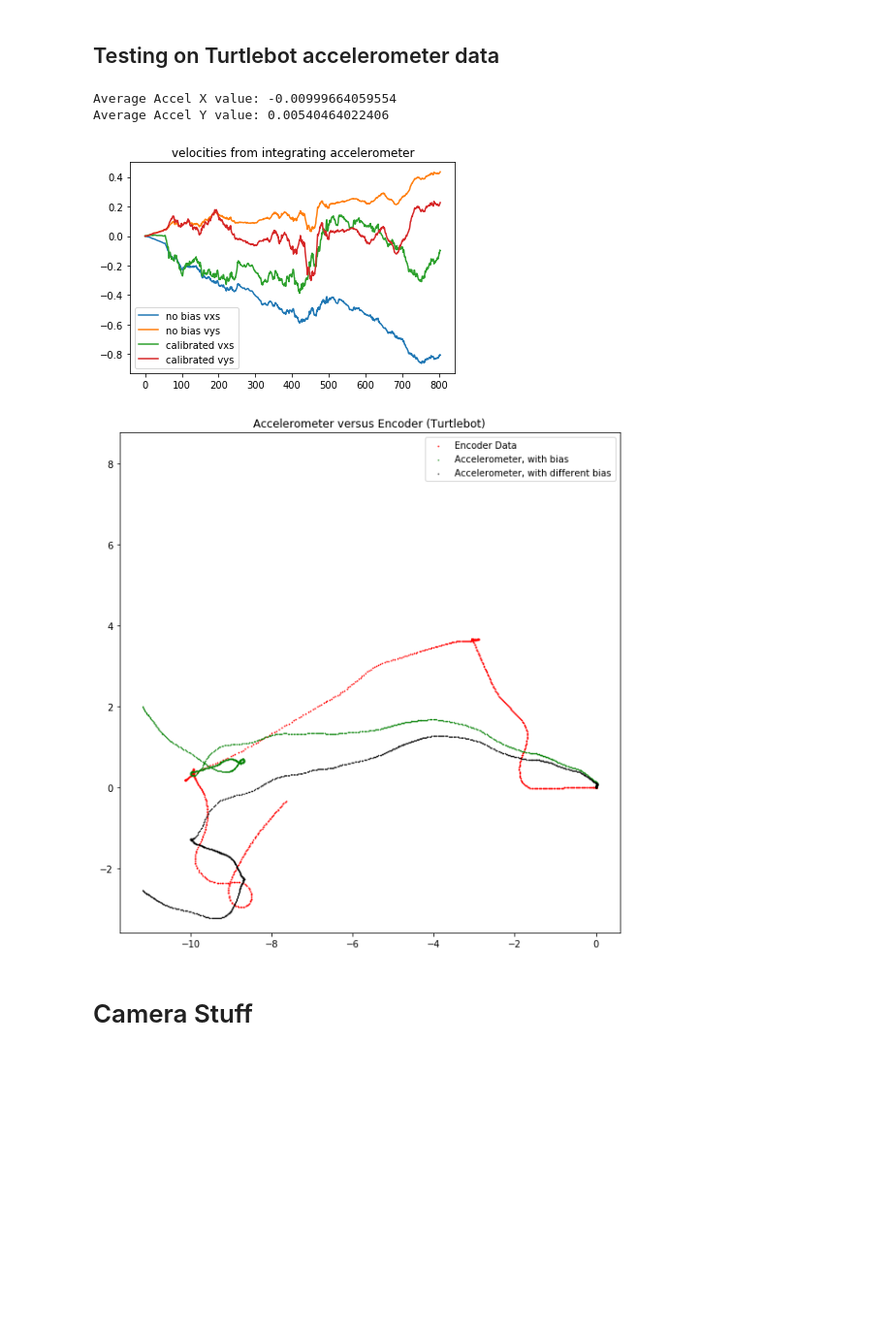
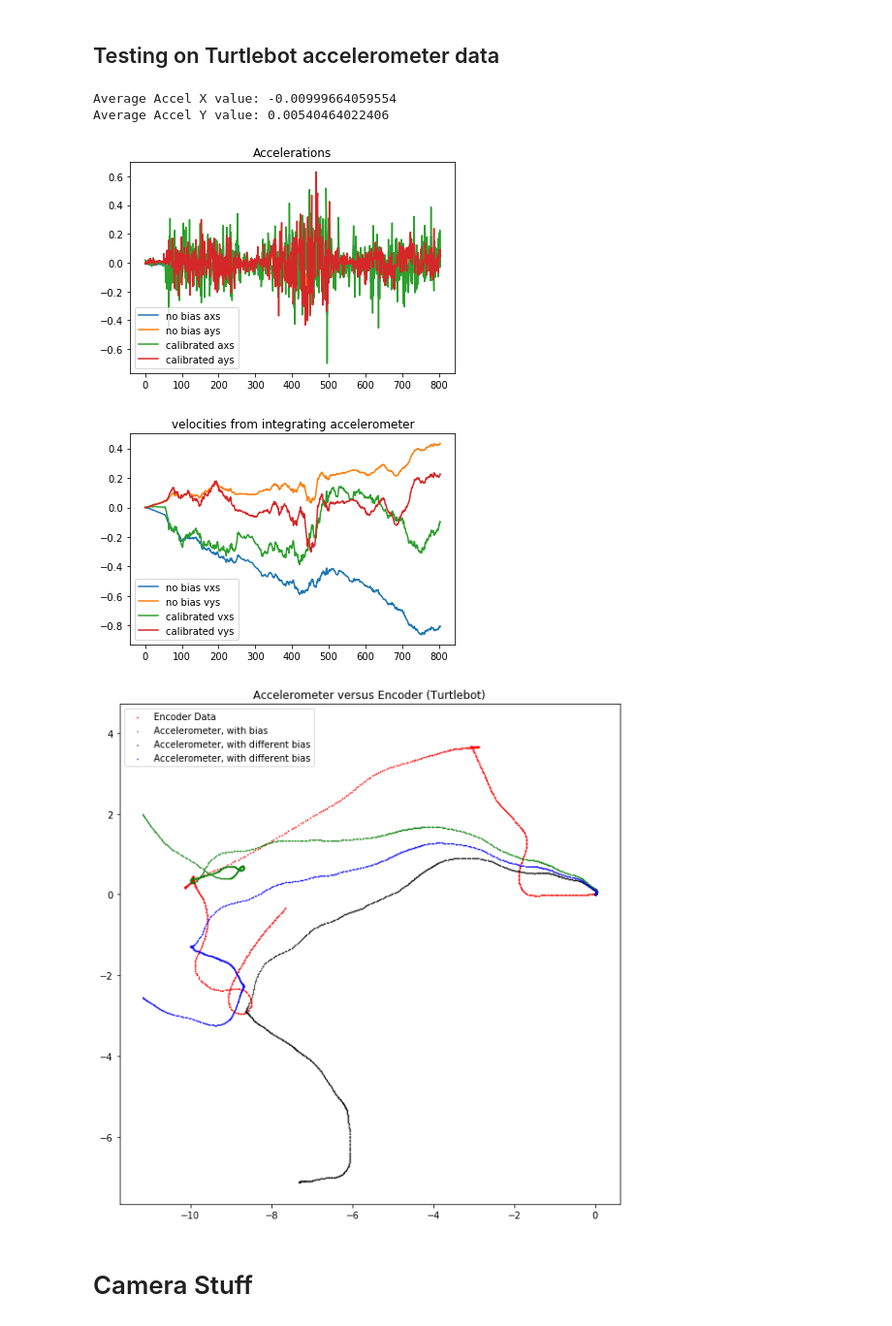
Before and after one commit to PHIL-MQP/phil, a Jupyter notebook: python/notebooks/MoCap Data Viz.ipynb, the cells around one changed output. Shown at 97% size. Saved outputs shown, nothing was run; the diff lists cells and outputs as text; code cells hidden in the pictures; blank space fills up the shorter version.

```diff
--- a/python/notebooks/MoCap Data Viz.ipynb
+++ b/python/notebooks/MoCap Data Viz.ipynb
@@ -146,6 +146,8 @@ def DoubleIntegrateAccelerometer(accelerometer_data, x_bias, y_bias, x_scale, y_
     ys = []
     vxs = []
     vys = []
+    axs = []
+    ays = []
     for data in accelerometer_data:
         ax = (data[0] - x_bias) * x_scale
         ay = (data[1] - y_bias) * y_scale
@@ -155,12 +157,14 @@ def DoubleIntegrateAccelerometer(accelerometer_data, x_bias, y_bias, x_scale, y_
         x += vx * dt_s + 0.5 * ax * dt_s ** 2
         y += vy * dt_s + 0.5 * ay * dt_s ** 2
         last_t = data[-1]
+        axs.append(ax)
+        ays.append(ay)
         vxs.append(vx)
         vys.append(vy)
         xs.append(x)
         ys.append(y)
 
-    return xs, ys, vxs, vys
+    return xs, ys, vxs, vys, axs, ays
 # %%
 no_bias = DoubleIntegrateAccelerometer(imu_data, x_bias=0, y_bias=0, x_scale=1000, y_scale=1000)
 calib = DoubleIntegrateAccelerometer(imu_data, x_bias=.0385, y_bias=.041, x_scale=1000, y_scale=1000)
@@ -220,36 +224,47 @@ for data in reader:
     encoder_xs.append(encoder_x)
     encoder_ys.append(encoder_y)
 
 means = np.mean(accelerometer_data,axis=0)
 print("Average Accel X value:", means[0])
 print("Average Accel Y value:", means[1])
 
 no_bias = DoubleIntegrateAccelerometer(accelerometer_data, x_bias=0, y_bias=0, x_scale=1, y_scale=1)
 calib = DoubleIntegrateAccelerometer(accelerometer_data, x_bias=-0.0094, y_bias=0.004, x_scale=2, y_scale=2)
-calib2 = DoubleIntegrateAccelerometer(accelerometer_data, x_bias=-0.0094, y_bias=0.0047, x_scale=2, y_scale=2)
+calib2 = DoubleIntegrateAccelerometer(accelerometer_data, x_bias=means[0], y_bias=means[1], x_scale=2, y_scale=2)
+calib3 = DoubleIntegrateAccelerometer(accelerometer_data, x_bias=-0.0094, y_bias=0.0047, x_scale=2, y_scale=2)
+
+plt.plot(no_bias[4], label="no bias axs")
+plt.plot(no_bias[5], label="no bias ays")
+plt.plot(calib[4], label="calibrated axs")
+plt.plot(calib[5], label="calibrated ays")
+plt.title("Accelerations")
+plt.legend()
+plt.show()
 
 plt.plot(no_bias[2], label="no bias vxs")
 plt.plot(no_bias[3], label="no bias vys")
 plt.plot(calib[2], label="calibrated vxs")
 plt.plot(calib[3], label="calibrated vys")
 plt.title("velocities from integrating accelerometer")
 plt.legend()
 plt.show()
 
 plt.figure(figsize=(10,10))
 plt.scatter(encoder_xs, encoder_ys, marker='.', s=2, color='r', label='Encoder Data')
 # plt.scatter(no_bias[0], no_bias[1], marker='.', s=1, color='b', label='Accelerometer, no bias')
 plt.scatter(calib[0], calib[1], marker='.', s=1, color='g', label='Accelerometer, with bias')
 plt.scatter(calib2[0], calib2[1], marker='.', s=1, color='k', label='Accelerometer, with different bias')
+plt.scatter(calib3[0], calib3[1], marker='.', s=1, color='b', label='Accelerometer, with different bias')
 plt.title("Accelerometer versus Encoder (Turtlebot)")
 plt.axis("square")
 plt.legend()
 plt.show()
 # %% [output]
 Average Accel X value: -0.00999664059554
 Average Accel Y value: 0.00540464022406
-[figure, old version]
+[figure, new version]
-[figure, old version]
+[figure, new version]
+[figure, added]
 # %% [markdown]
 # Camera Stuff
 # %%
```
Also changed, not shown: parts of 1 cell of this notebook, 6 other files.
